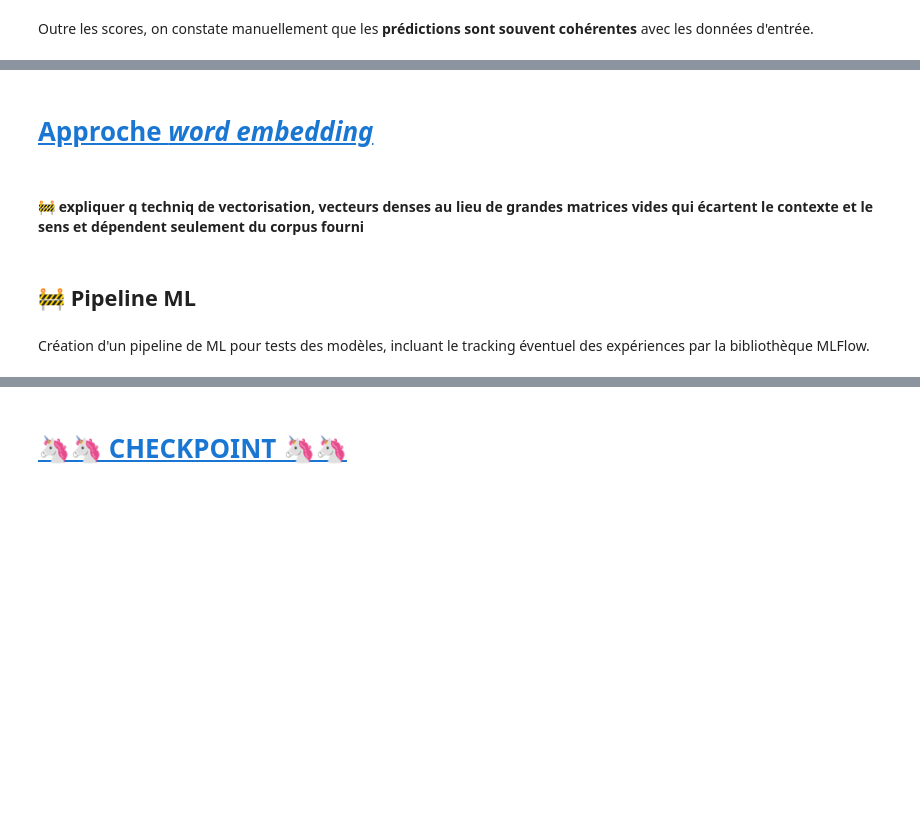
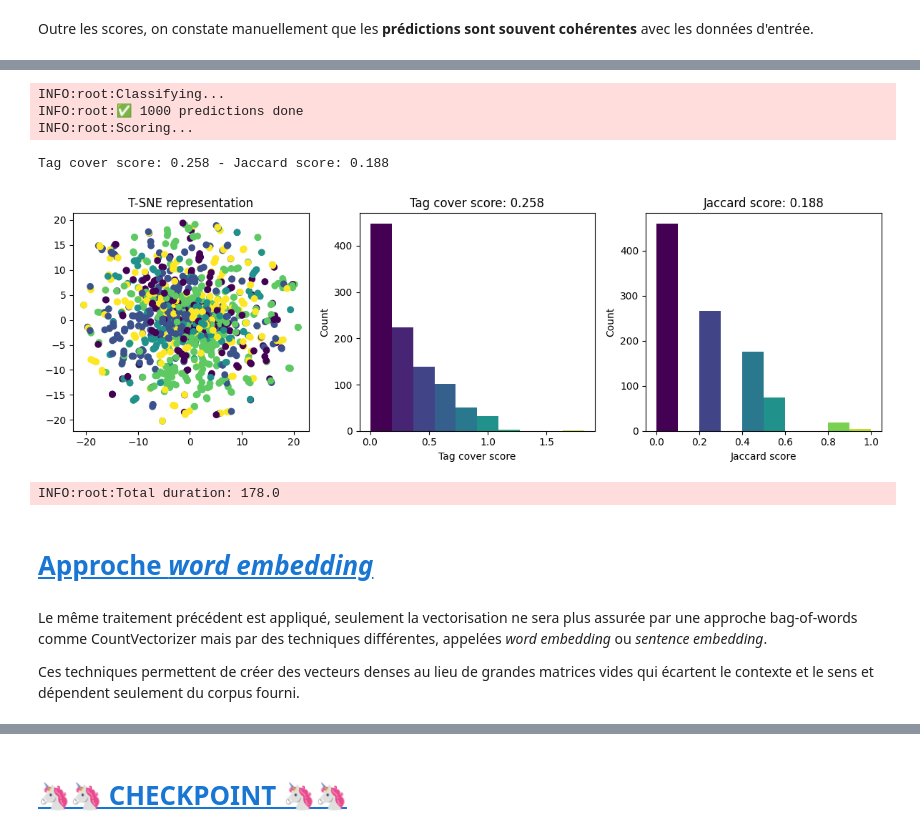
Before and after one commit to sycod/OC_P5_SoF, a Jupyter notebook: 4_supervise.ipynb, the cells around one changed output, grey strips where cells are left out. Cells and saved outputs as stored; diff of their text form; code cells hidden in the pictures; blank space fills up the shorter version.

```diff
--- a/4_supervise.ipynb
+++ b/4_supervise.ipynb
@@ -331,0 +343,18 @@ Outre les scores, on constate manuellement que les **prédictions sont souvent c
+# %%
+# get preprocessed data
+df_pp = init_data()
+
+# select from dates and split data
+X_train, X_test, y_train, y_test = select_split_data(
+    df_pp,
+    random_state=42,
+    test_size=1000,
+    start_date="2019-05-01",
+    end_date=None,
+)
+
+#  tokenized data
+X_train_tok = X_train.str.split(" ")
+X_test_tok = X_test.str.split(" ")
+
+print(f"{X_train_tok.shape = }, {X_test_tok.shape = }")
@@ -331,0 +421,8 @@ Outre les scores, on constate manuellement que les **prédictions sont souvent c
+# %%
+%%time
+
+count_vectorizer = CountVectorizer(token_pattern=r"\S+", dtype=np.uint16, min_df=100)
+
+X_train_cv = count_vectorizer.fit_transform(X_train)
+X_test_cv = count_vectorizer.transform(X_test)
+vocab_cv = count_vectorizer.get_feature_names_out()
@@ -332,8 +432,15 @@ Outre les scores, on constate manuellement que les **prédictions sont souvent c
+# %%
+_ = evaluate_model((X_train_cv, X_test_cv, y_train, y_test), vocab_cv)
+# %% [output]
+INFO:root:Classifying...
+INFO:root:✅ 1000 predictions done
+INFO:root:Scoring...
+Tag cover score: 0.258 - Jaccard score: 0.188
+[figure, added]
+INFO:root:Total duration: 178.0
 # %% [markdown]
-# <a id='toc4_'></a>[Approche *word embedding*](#toc0_)
+# <a id='toc5_'></a>[Approche *word embedding*](#toc0_)
 # %% [markdown]
-#### 🚧 expliquer q techniq de vectorisation, vecteurs denses au lieu de grandes matrices vides qui écartent le contexte et le sens et dépendent seulement du corpus fourni
+Le même traitement précédent est appliqué, seulement la vectorisation ne sera plus assurée par une approche bag-of-words comme CountVectorizer mais par des techniques différentes, appelées *word embedding* ou *sentence embedding*.
+
+Ces techniques permettent de créer des vecteurs denses au lieu de grandes matrices vides qui écartent le contexte et le sens et dépendent seulement du corpus fourni.
-# %% [markdown]
-## 🚧 Pipeline ML
-# %% [markdown]
-Création d'un pipeline de ML pour tests des modèles, incluant le tracking éventuel des expériences par la bibliothèque MLFlow.
```
Also changed, not shown: parts of 35 cells of this notebook.
